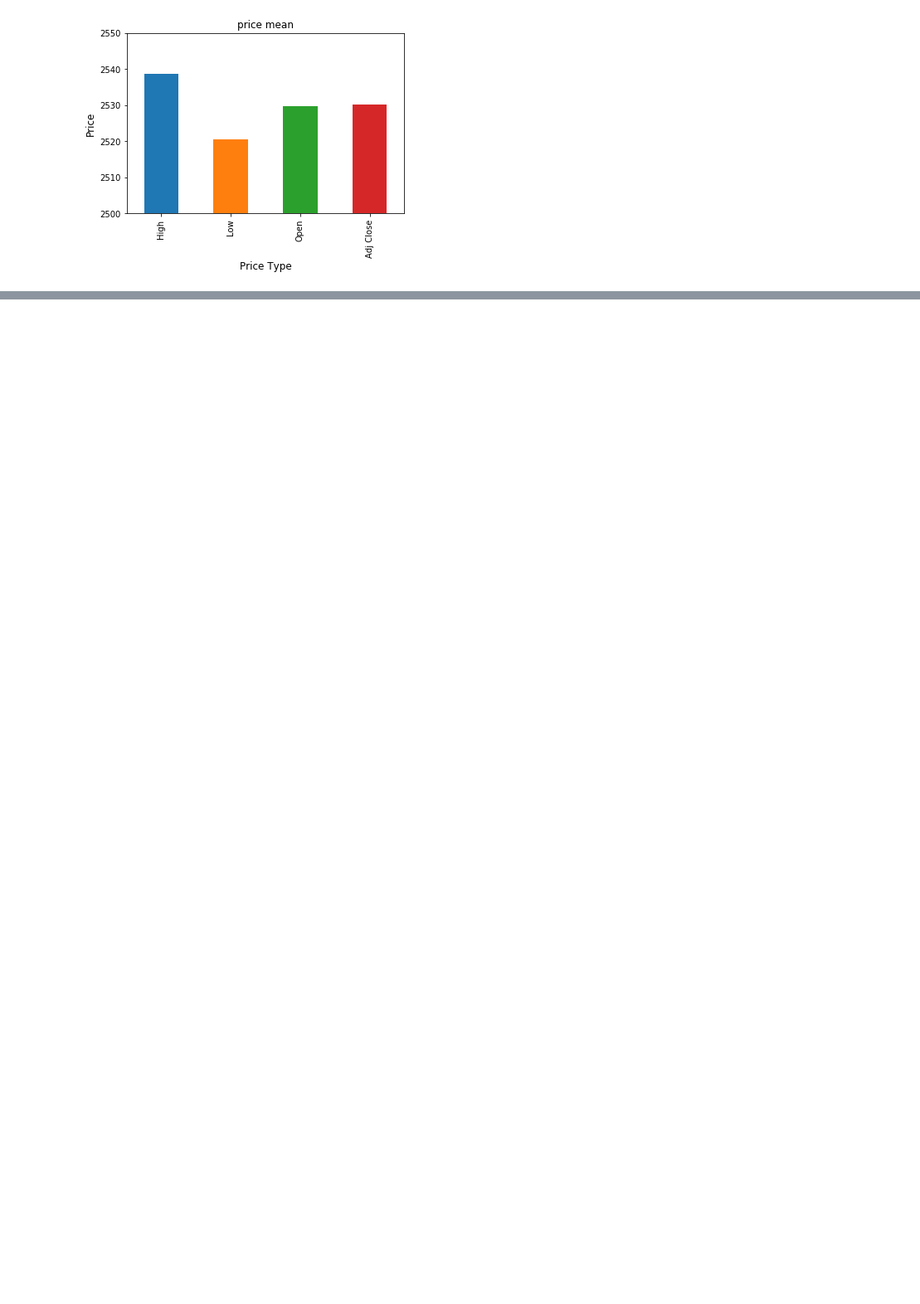
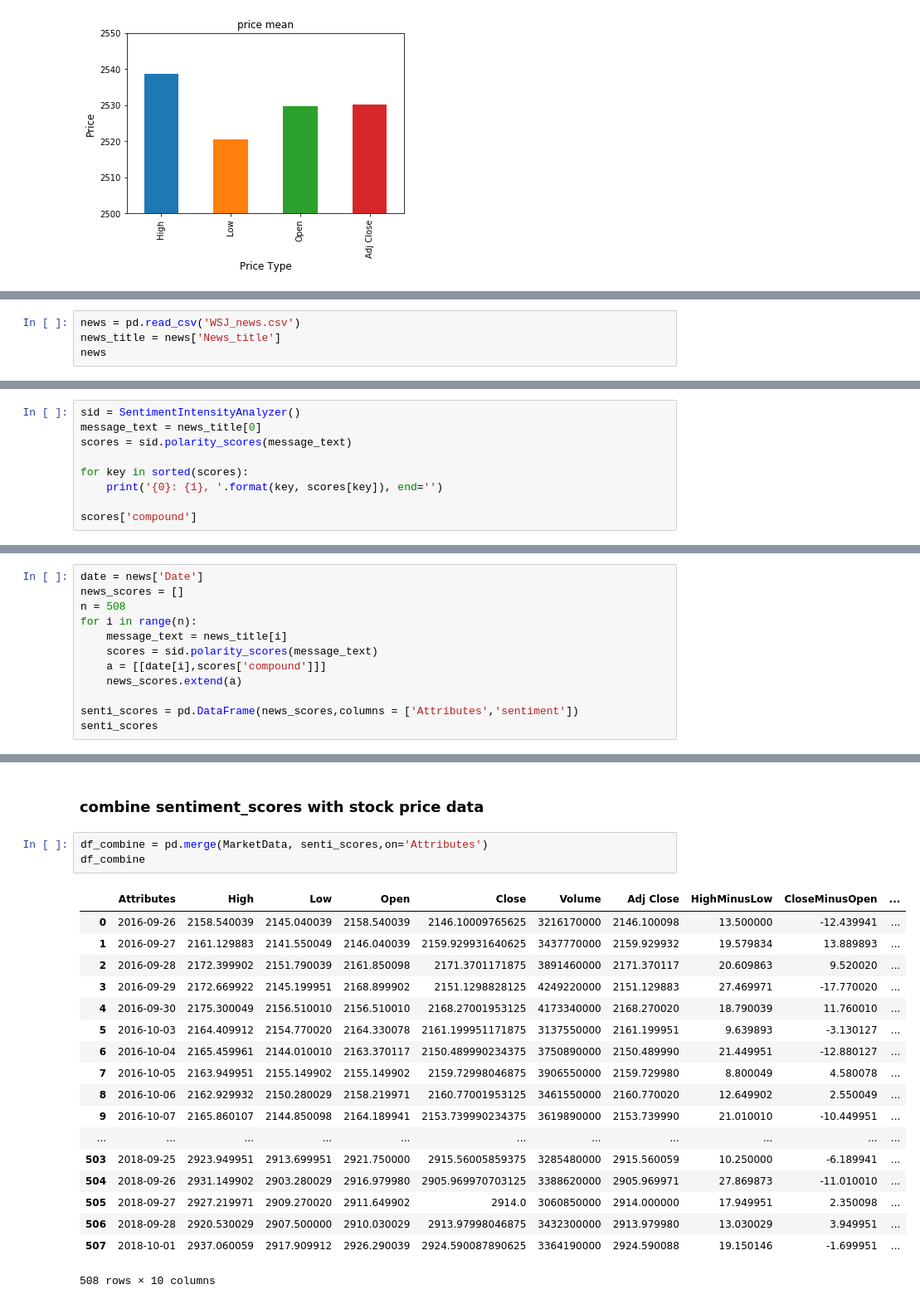
Before and after one commit to Rocket-101/RocketProject, a Jupyter notebook: xiaoya_rocketproject.ipynb, the cells around one changed output, grey strips where cells are left out. Shown at 83% size. Saved outputs shown, nothing was run; the diff lists cells and outputs as text; blank space fills up the shorter version.

Commit message:
sentiment calculation and regression pre version2

```diff
--- a/xiaoya_rocketproject.ipynb
+++ b/xiaoya_rocketproject.ipynb
@@ -73,0 +86,4 @@ plt.show()
+# %%
+news = pd.read_csv('WSJ_news.csv')
+news_title = news['News_title']
+news
@@ -73,0 +109,9 @@ plt.show()
+# %%
+sid = SentimentIntensityAnalyzer()
+message_text = news_title[0]
+scores = sid.polarity_scores(message_text)
+
+for key in sorted(scores):
+    print('{0}: {1}, '.format(key, scores[key]), end='')
+
+scores['compound']
@@ -73,0 +121,12 @@ plt.show()
+# %%
+date = news['Date']
+news_scores = []
+n = 508
+for i in range(n):
+    message_text = news_title[i]
+    scores = sid.polarity_scores(message_text)
+    a = [[date[i],scores['compound']]]
+    news_scores.extend(a)
+
+senti_scores = pd.DataFrame(news_scores,columns = ['Attributes','sentiment'])
+senti_scores
@@ -73,0 +152,24 @@ plt.show()
+# %% [markdown]
+### combine sentiment_scores with stock price data
+# %%
+df_combine = pd.merge(MarketData, senti_scores,on='Attributes')
+df_combine
+# %% [output]
+|  | Attributes | High | Low | Open | Close | Volume | Adj Close | HighMinusLow | CloseMinusOpen | ... |
+| 0 | 2016-09-26 | 2158.540039 | 2145.040039 | 2158.540039 | 2146.10009765625 | 3216170000 | 2146.100098 | 13.500000 | -12.439941 | ... |
+| 1 | 2016-09-27 | 2161.129883 | 2141.550049 | 2146.040039 | 2159.929931640625 | 3437770000 | 2159.929932 | 19.579834 | 13.889893 | ... |
+| 2 | 2016-09-28 | 2172.399902 | 2151.790039 | 2161.850098 | 2171.3701171875 | 3891460000 | 2171.370117 | 20.609863 | 9.520020 | ... |
+| 3 | 2016-09-29 | 2172.669922 | 2145.199951 | 2168.899902 | 2151.1298828125 | 4249220000 | 2151.129883 | 27.469971 | -17.770020 | ... |
+| 4 | 2016-09-30 | 2175.300049 | 2156.510010 | 2156.510010 | 2168.27001953125 | 4173340000 | 2168.270020 | 18.790039 | 11.760010 | ... |
+| 5 | 2016-10-03 | 2164.409912 | 2154.770020 | 2164.330078 | 2161.199951171875 | 3137550000 | 2161.199951 | 9.639893 | -3.130127 | ... |
+| 6 | 2016-10-04 | 2165.459961 | 2144.010010 | 2163.370117 | 2150.489990234375 | 3750890000 | 2150.489990 | 21.449951 | -12.880127 | ... |
+| 7 | 2016-10-05 | 2163.949951 | 2155.149902 | 2155.149902 | 2159.72998046875 | 3906550000 | 2159.729980 | 8.800049 | 4.580078 | ... |
+| 8 | 2016-10-06 | 2162.929932 | 2150.280029 | 2158.219971 | 2160.77001953125 | 3461550000 | 2160.770020 | 12.649902 | 2.550049 | ... |
+| 9 | 2016-10-07 | 2165.860107 | 2144.850098 | 2164.189941 | 2153.739990234375 | 3619890000 | 2153.739990 | 21.010010 | -10.449951 | ... |
+| ... | ... | ... | ... | ... | ... | ... | ... | ... | ... | ... |
+| 503 | 2018-09-25 | 2923.949951 | 2913.699951 | 2921.750000 | 2915.56005859375 | 3285480000 | 2915.560059 | 10.250000 | -6.189941 | ... |
+| 504 | 2018-09-26 | 2931.149902 | 2903.280029 | 2916.979980 | 2905.969970703125 | 3388620000 | 2905.969971 | 27.869873 | -11.010010 | ... |
+| 505 | 2018-09-27 | 2927.219971 | 2909.270020 | 2911.649902 | 2914.0 | 3060850000 | 2914.000000 | 17.949951 | 2.350098 | ... |
+| 506 | 2018-09-28 | 2920.530029 | 2907.500000 | 2910.030029 | 2913.97998046875 | 3432300000 | 2913.979980 | 13.030029 | 3.949951 | ... |
+| 507 | 2018-10-01 | 2937.060059 | 2917.909912 | 2926.290039 | 2924.590087890625 | 3364190000 | 2924.590088 | 19.150146 | -1.699951 | ... |
+508 rows × 10 columns
```
Also changed, not shown: parts of 7 cells of this notebook.
